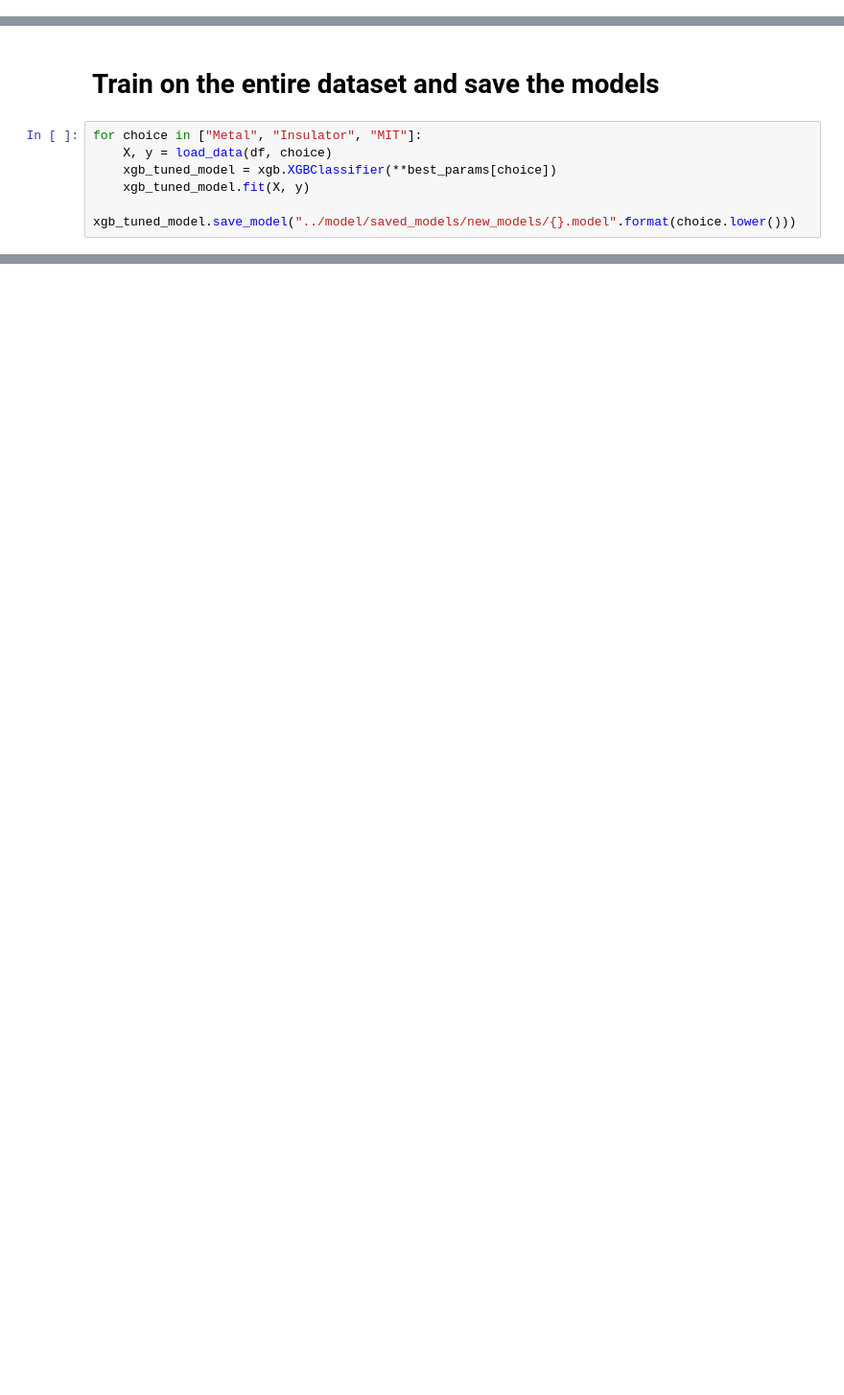
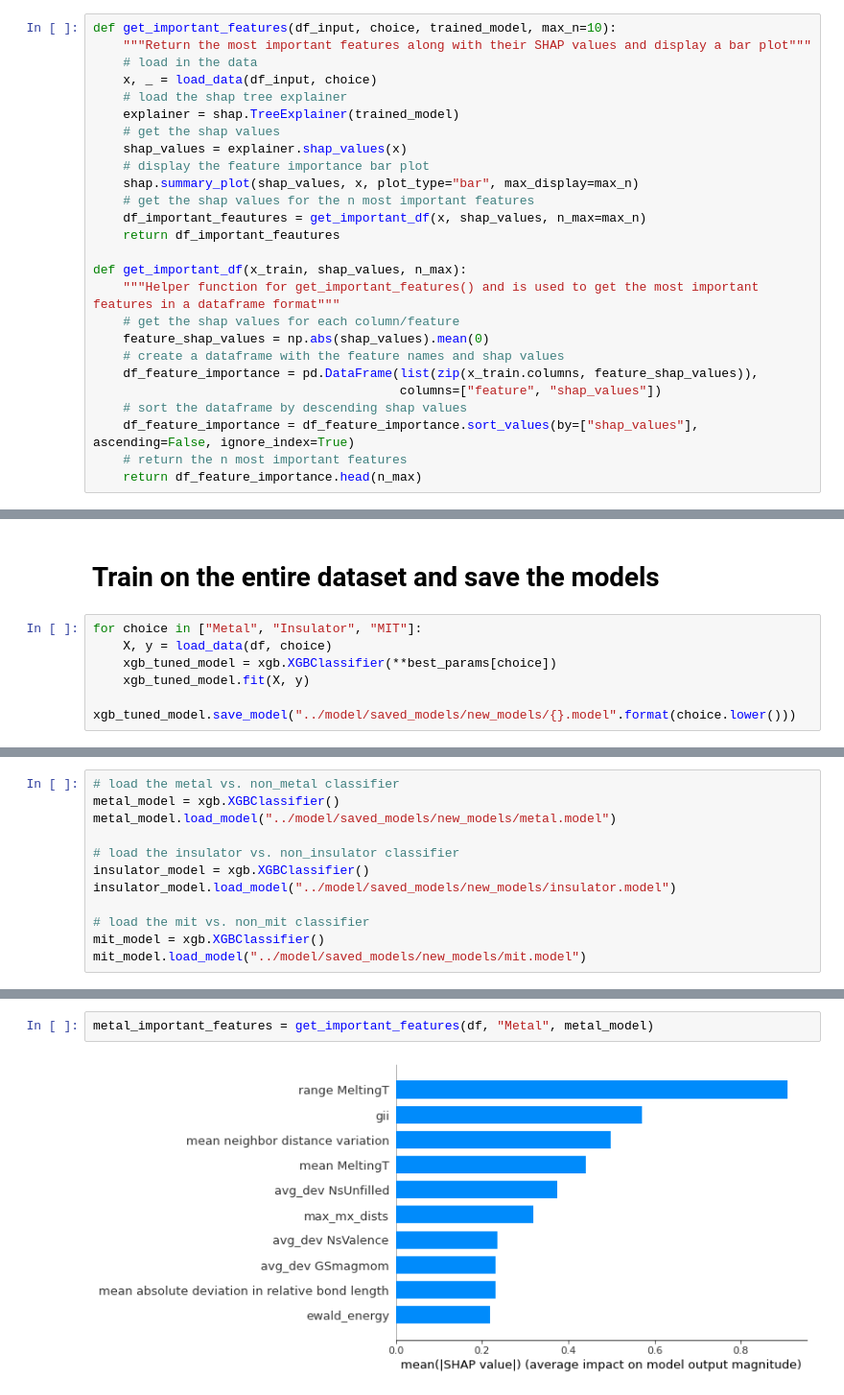
Before and after one commit to rpw199912j/mit_model_code, a Jupyter notebook: notebooks/model_building_and_eval.ipynb, the cells around one changed output, grey strips where cells are left out. Shown at 96% size. Drawn from its saved outputs; the diff is of its cells as text; blank space fills up the shorter version.

```diff
--- a/notebooks/model_building_and_eval.ipynb
+++ b/notebooks/model_building_and_eval.ipynb
@@ -22,3 +25,29 @@ NUM_FOLDS = 5
+# %%
+def get_important_features(df_input, choice, trained_model, max_n=10):
+    """Return the most important features along with their SHAP values and display a bar plot"""
+    # load in the data
+    x, _ = load_data(df_input, choice)
+    # load the shap tree explainer
+    explainer = shap.TreeExplainer(trained_model)
+    # get the shap values
+    shap_values = explainer.shap_values(x)
+    # display the feature importance bar plot
+    shap.summary_plot(shap_values, x, plot_type="bar", max_display=max_n)
+    # get the shap values for the n most important features
+    df_important_feautures = get_important_df(x, shap_values, n_max=max_n)
+    return df_important_feautures
+
+def get_important_df(x_train, shap_values, n_max):
+    """Helper function for get_important_features() and is used to get the most important features in a dataframe format"""
+    # get the shap values for each column/feature
+    feature_shap_values = np.abs(shap_values).mean(0)
+    # create a dataframe with the feature names and shap values
+    df_feature_importance = pd.DataFrame(list(zip(x_train.columns, feature_shap_values)),
+                                         columns=["feature", "shap_values"])
+    # sort the dataframe by descending shap values
+    df_feature_importance = df_feature_importance.sort_values(by=["shap_values"], ascending=False, ignore_index=True)
+    # return the n most important features
+    return df_feature_importance.head(n_max)
 # %% [markdown]
 # Read in the processed data
 # %%
@@ -190,0 +223,12 @@ for choice in ["Metal", "Insulator", "MIT"]:
+# %%
+# load the metal vs. non_metal classifier
+metal_model = xgb.XGBClassifier()
+metal_model.load_model("../model/saved_models/new_models/metal.model")
+
+# load the insulator vs. non_insulator classifier
+insulator_model = xgb.XGBClassifier()
+insulator_model.load_model("../model/saved_models/new_models/insulator.model")
+
+# load the mit vs. non_mit classifier
+mit_model = xgb.XGBClassifier()
+mit_model.load_model("../model/saved_models/new_models/mit.model")
@@ -190,0 +237,4 @@ for choice in ["Metal", "Insulator", "MIT"]:
+# %%
+metal_important_features = get_important_features(df, "Metal", metal_model)
+# %% [output]
+[figure, added]
```
Also changed, not shown: parts of 23 cells of this notebook, 2 other files.
